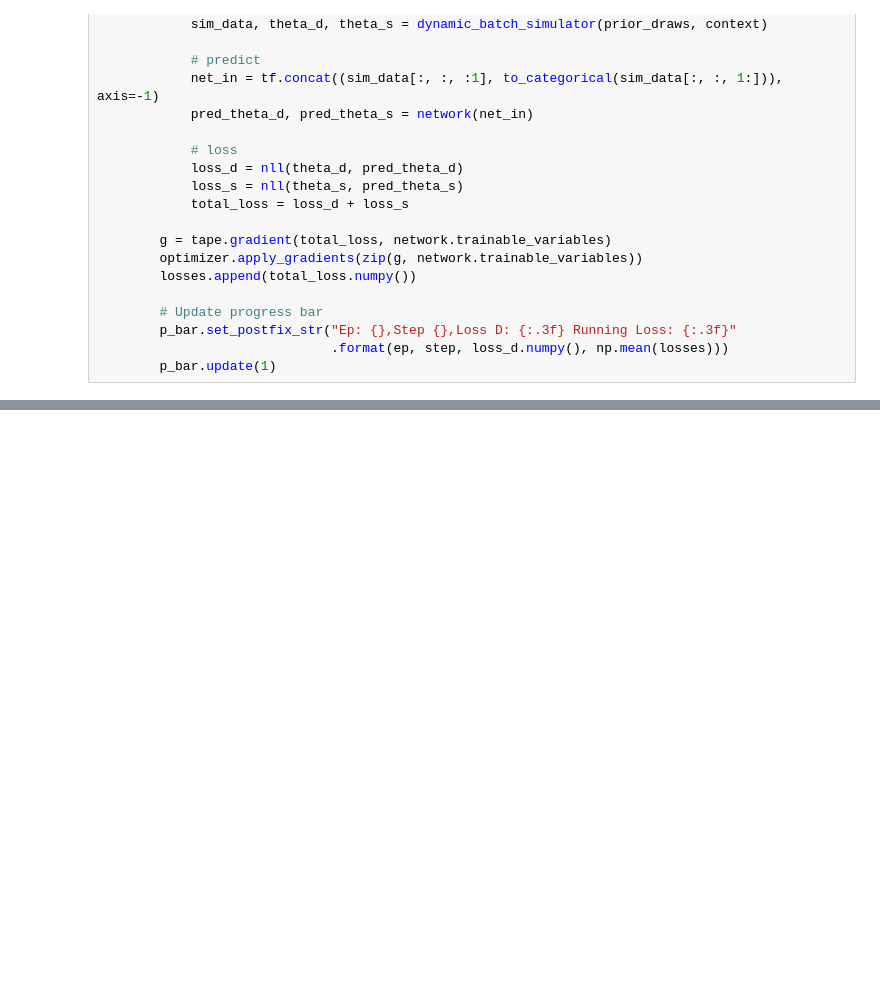
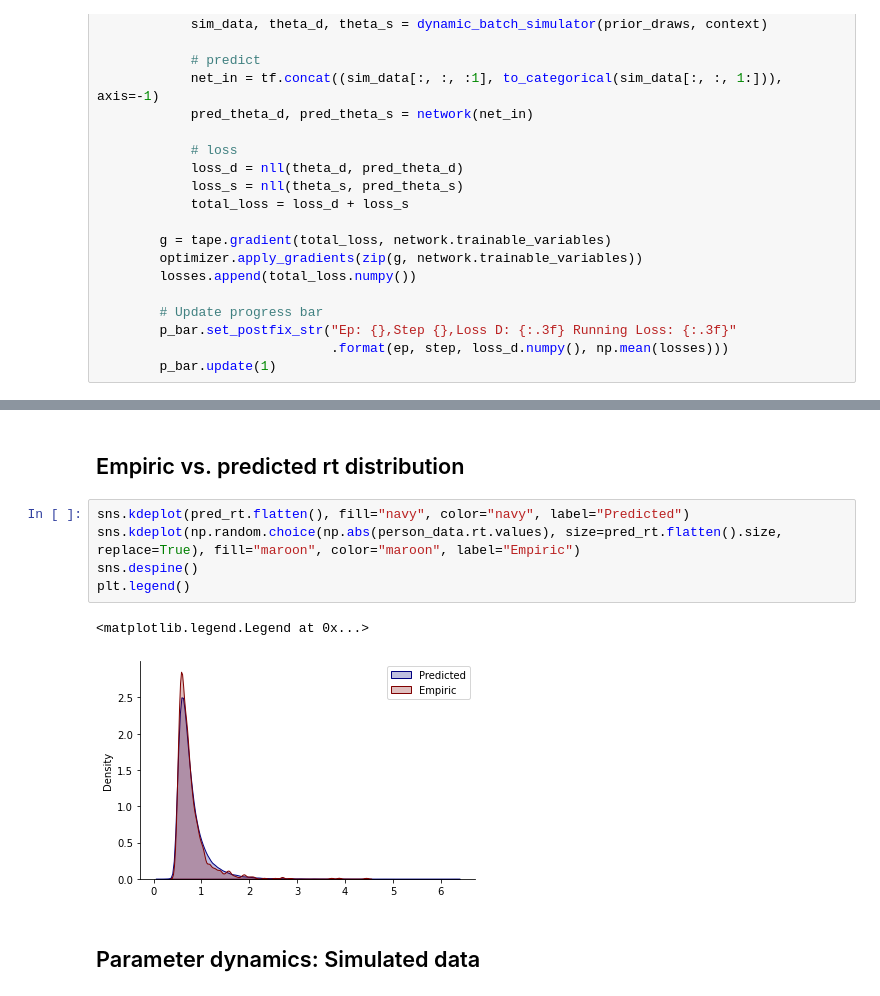
Before and after one commit to LuSchumacher/dynamic_models, a Jupyter notebook: src/model_comp/trial-by-trial-var_model_comp.ipynb, the cells around one changed output, grey strips where cells are left out. Drawn from its saved outputs; the diff is of its cells as text; blank space fills up the shorter version.

```diff
--- a/src/model_comp/trial-by-trial-var_model_comp.ipynb
+++ b/src/model_comp/trial-by-trial-var_model_comp.ipynb
@@ -166,0 +279,12 @@ data.head()
+# %% [markdown]
+## Empiric vs. predicted rt distribution
+# %%
+sns.kdeplot(pred_rt.flatten(), fill="navy", color="navy", label="Predicted")
+sns.kdeplot(np.random.choice(np.abs(person_data.rt.values), size=pred_rt.flatten().size, replace=True), fill="maroon", color="maroon", label="Empiric")
+sns.despine()
+plt.legend()
+# %% [output]
+<matplotlib.legend.Legend at 0x...>
+[figure, added]
+# %% [markdown]
+## Parameter dynamics: Simulated data
```
Also changed, not shown: parts of 23 cells of this notebook.
